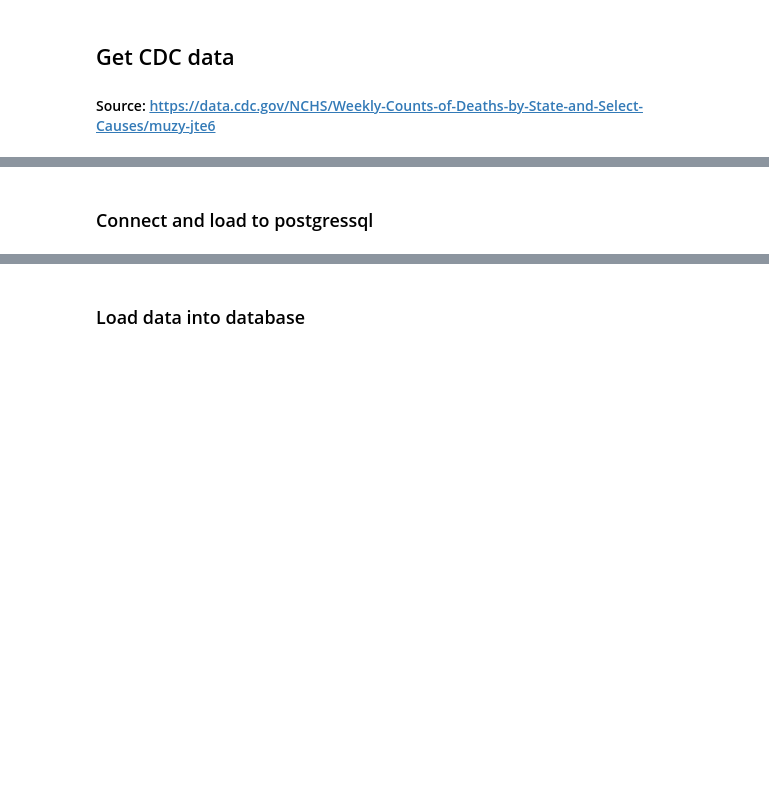
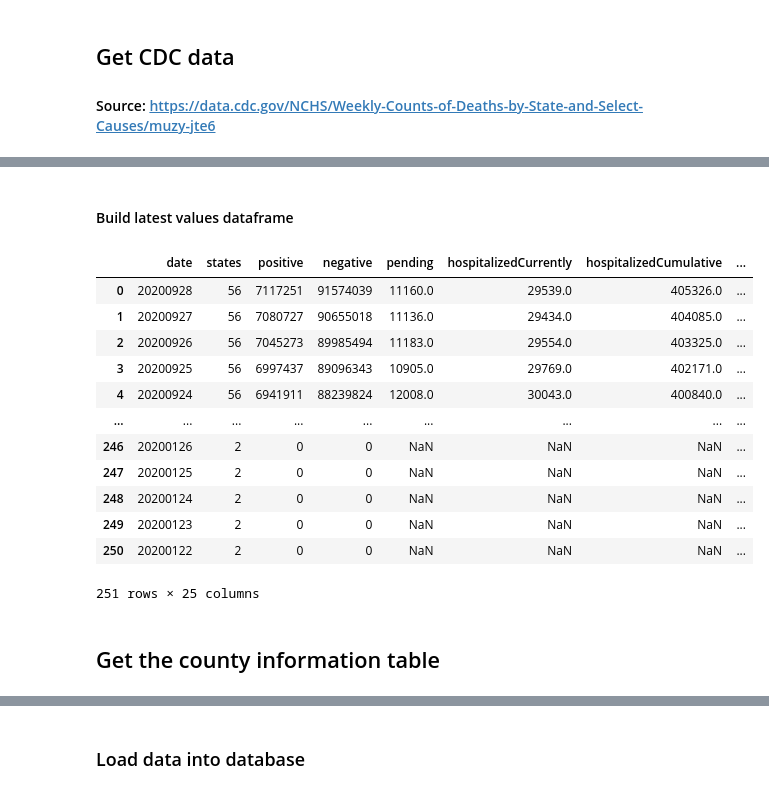
Before and after one commit to colbyhoke/project_2, a Jupyter notebook: scrape.ipynb, the cells around one changed output, grey strips where cells are left out. Saved outputs shown, nothing was run; the diff lists cells and outputs as text; code cells hidden in the pictures; blank space fills up the shorter version.

```diff
--- a/scrape.ipynb
+++ b/scrape.ipynb
@@ -208,4 +197,6 @@ covidtracking_current_df
 56 rows × 54 columns
+# %% [markdown]
+#### Build latest values dataframe
 # %%
 covidtracking_all_url = 'https://api.covidtracking.com/v1/us/daily.json'
 covidtracking_all_response = requests.get(covidtracking_all_url)
@@ -213,6 +206,20 @@ covidtracking_all_json = covidtracking_all_response.json()
 covidtracking_all_df = pd.DataFrame.from_dict(covidtracking_all_json)
 # %%
 # Display the dataframe
-covidtracking_all_df.to_csv("test.csv")
+covidtracking_all_df
+# %% [output]
+|  | date | states | positive | negative | pending | hospitalizedCurrently | hospitalizedCumulative | ... |
+| 0 | 20200928 | 56 | 7117251 | 91574039 | 11160.0 | 29539.0 | 405326.0 | ... |
+| 1 | 20200927 | 56 | 7080727 | 90655018 | 11136.0 | 29434.0 | 404085.0 | ... |
+| 2 | 20200926 | 56 | 7045273 | 89985494 | 11183.0 | 29554.0 | 403325.0 | ... |
+| 3 | 20200925 | 56 | 6997437 | 89096343 | 10905.0 | 29769.0 | 402171.0 | ... |
+| 4 | 20200924 | 56 | 6941911 | 88239824 | 12008.0 | 30043.0 | 400840.0 | ... |
+| ... | ... | ... | ... | ... | ... | ... | ... | ... |
+| 246 | 20200126 | 2 | 0 | 0 | NaN | NaN | NaN | ... |
+| 247 | 20200125 | 2 | 0 | 0 | NaN | NaN | NaN | ... |
+| 248 | 20200124 | 2 | 0 | 0 | NaN | NaN | NaN | ... |
+| 249 | 20200123 | 2 | 0 | 0 | NaN | NaN | NaN | ... |
+| 250 | 20200122 | 2 | 0 | 0 | NaN | NaN | NaN | ... |
+251 rows × 25 columns
-# %% [markdown]
-### Connect and load to postgressql
+# %% [markdown]
+## Get the county information table
```
Also changed, not shown: parts of 24 cells of this notebook.
